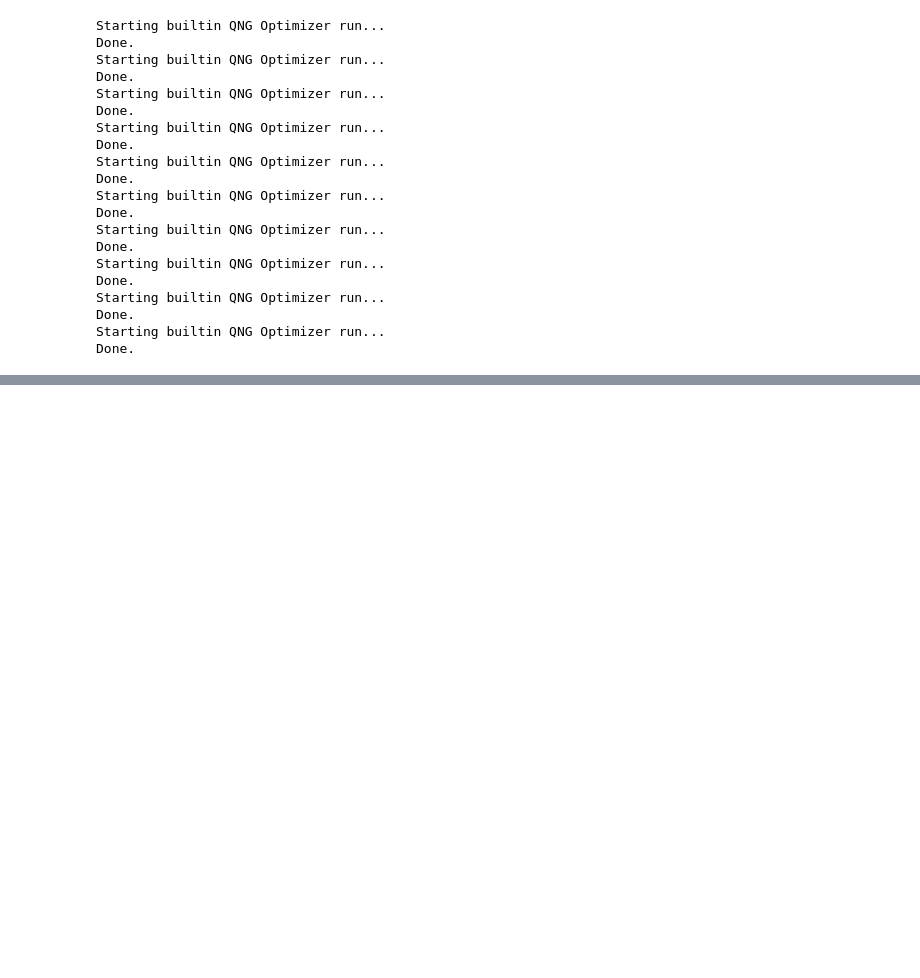
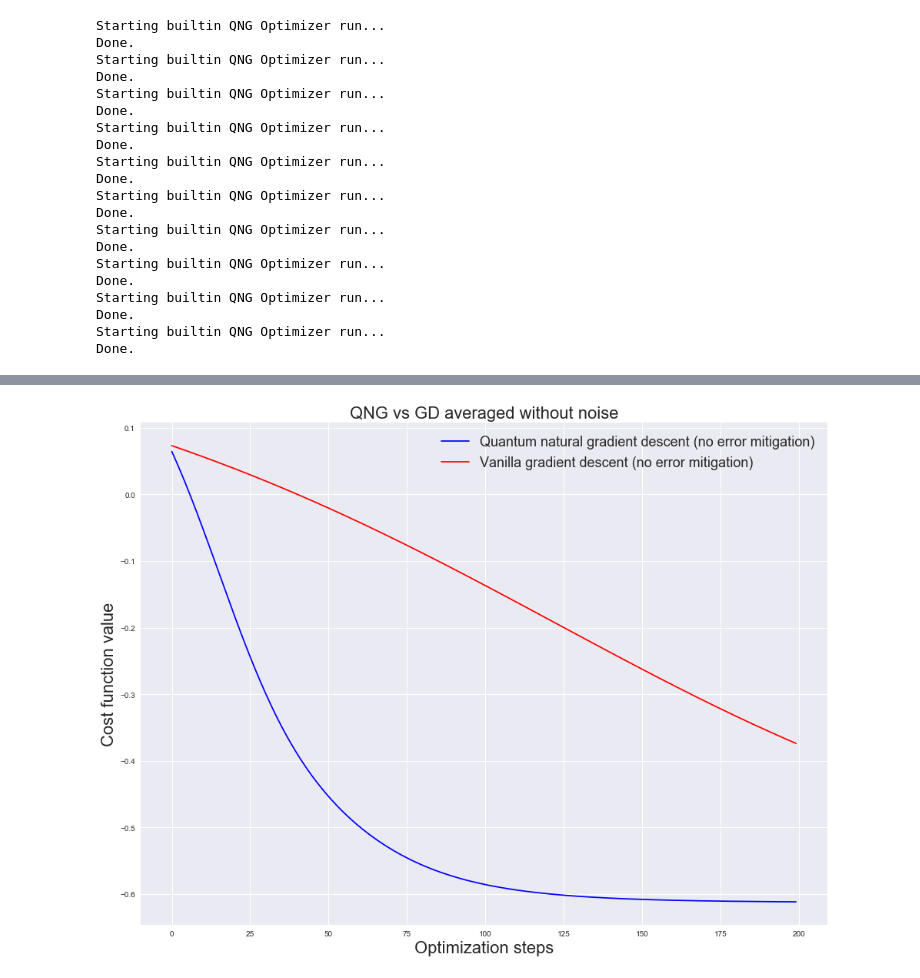
Before and after one commit to pwegrzyn/pennylane-extra, a Jupyter notebook: examples/qng_with_noise_demo.ipynb, the cells around one changed output, grey strips where cells are left out. Cells and saved outputs as stored; diff of their text form; code cells hidden in the pictures; blank space fills up the shorter version.

```diff
--- a/examples/qng_with_noise_demo.ipynb
+++ b/examples/qng_with_noise_demo.ipynb
@@ -492,0 +540,27 @@ plt.show()
+# %%
+# same as above but as a separate cell
+n = 10
+steps = 200
+init_params = np.array([0.432, -0.123, 0.543, 0.233])
+# %%
+qng_cost_no_noise = []
+gd_cost_no_noise = []
+
+for i in range(n):
+    opt = qml.QNGOptimizer(0.01, diag_approx=True)
+
+    print("Starting builtin QNG Optimizer run...")
+    theta = init_params
+    for _ in range(steps):
+        theta = opt.step(circuit_no_noise, theta)
+        qng_cost_no_noise.append(circuit_no_noise(theta))
+    print("Done.")
+
+    opt = qml.GradientDescentOptimizer(0.01)
+
+    print("Starting GD Optimizer run...")
+    theta = init_params
+    for _ in range(steps):
+        theta = opt.step(circuit_no_noise, theta)
+        gd_cost_no_noise.append(circuit_no_noise(theta))
+    print("Done.")
@@ -492,0 +585,12 @@ plt.show()
+# %%
+all_qng_cost_no_noise = np.array(qng_cost_no_noise).reshape(n,-1)
+mean_qng_cost_no_noise = np.mean(all_qng_cost_no_noise, axis=0)
+
+all_gd_cost_no_noise = np.array(gd_cost_no_noise).reshape(n,-1)
+mean_gd_cost_no_noise = np.mean(all_gd_cost_no_noise, axis=0)
+
+plot_opt_results("QNG vs GD averaged without noise", "qng_vs_gd_no_noise_avg.pdf",
+                 (mean_qng_cost_no_noise, "b", "Quantum natural gradient descent (no error mitigation)"),
+                (mean_gd_cost_no_noise, "r", "Vanilla gradient descent (no error mitigation)"))
+# %% [output]
+[figure, added]
```
Also changed, not shown: parts of 12 cells of this notebook, 1 other file.
